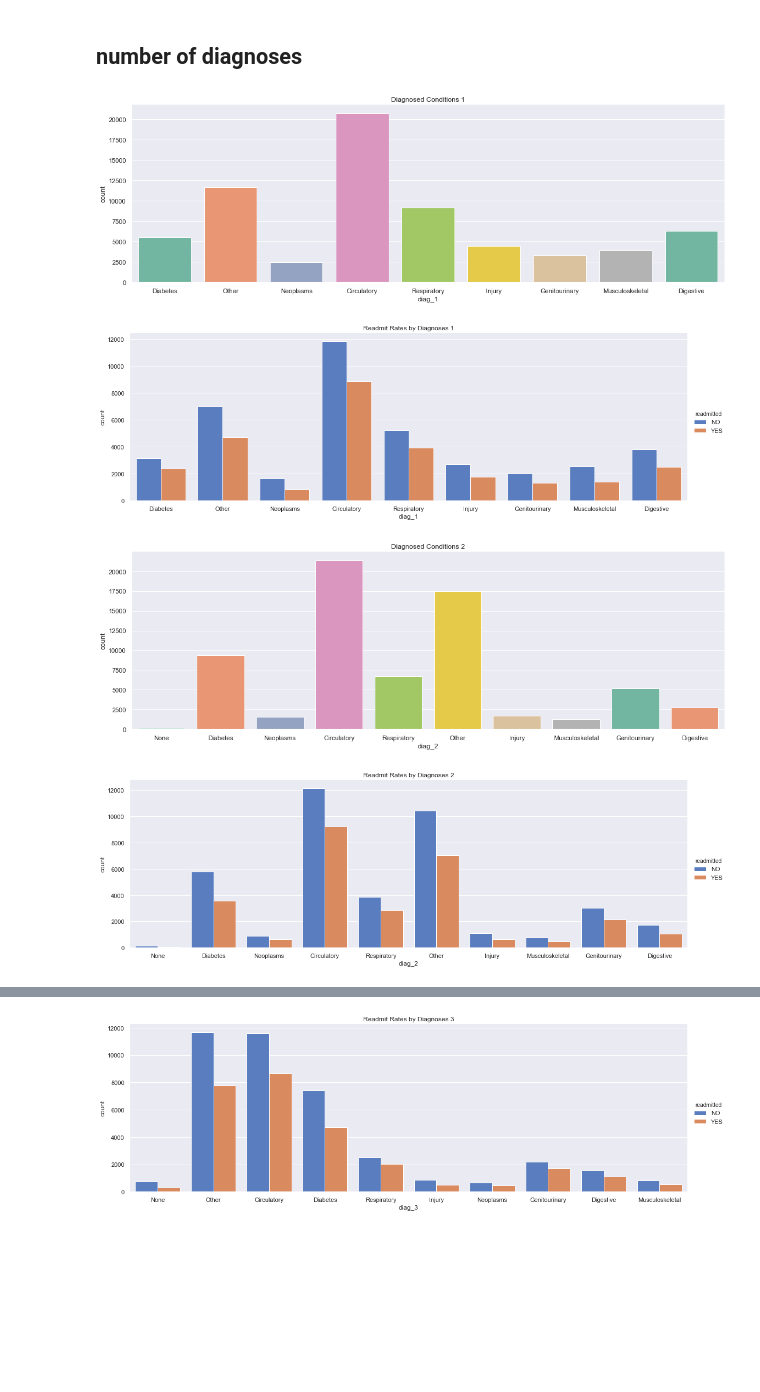
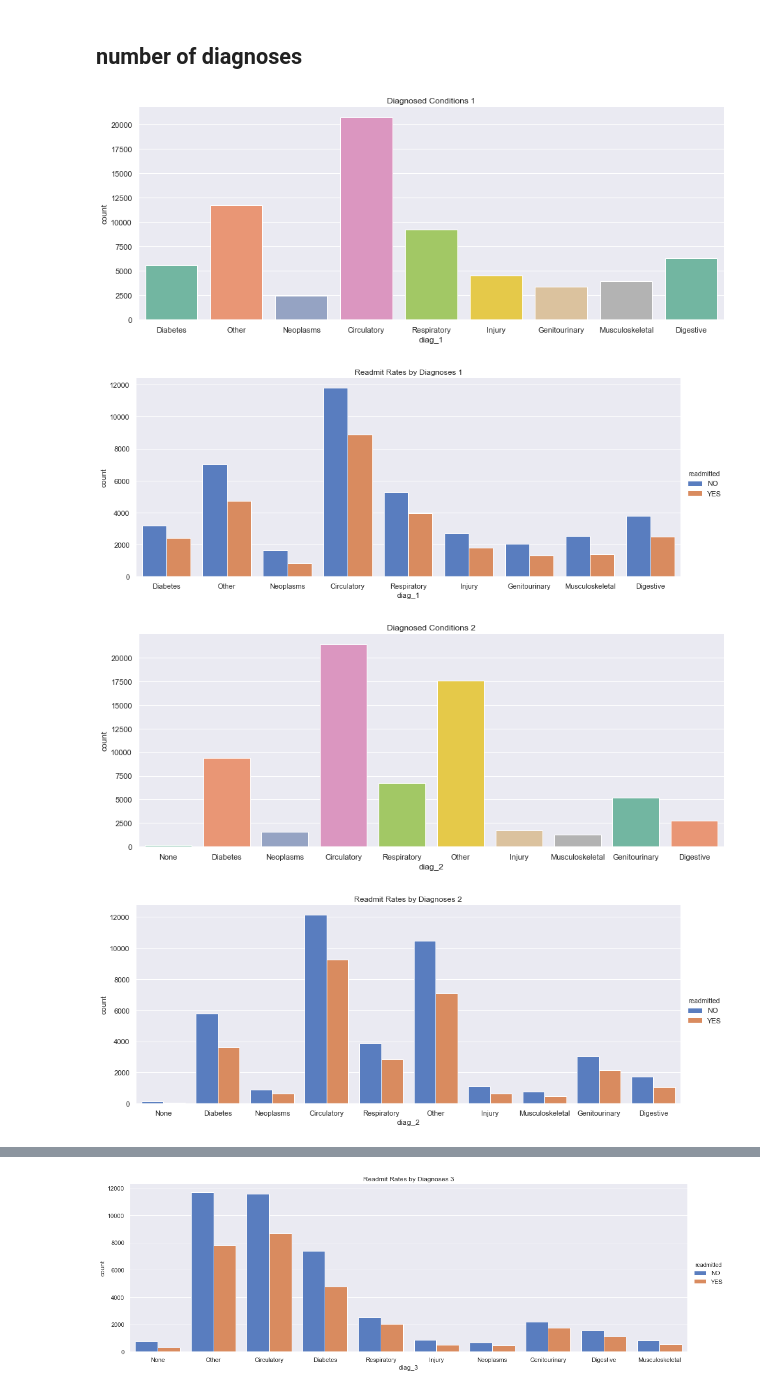
Before and after one commit to annasophiat/diabetic-readmissions, a Jupyter notebook: diabetes_storytelling.ipynb, the cells around one changed output, grey strips where cells are left out. Saved outputs shown, nothing was run; the diff lists cells and outputs as text; code cells hidden in the pictures; blank space fills up the shorter version.

```diff
--- a/diabetes_storytelling.ipynb
+++ b/diabetes_storytelling.ipynb
@@ -439,3 +411,3 @@ The number of outpatient visits for most patients is 0 so we are removing any pa
 # %%
-# remove rows with more than 11 outpatient visits
-diabetes = diabetes[diabetes.num_outpatient < 11]
+# remove rows with more than 20 outpatient visits
+diabetes = diabetes[diabetes.num_outpatient < 21]
@@ -459,6 +439,6 @@ The emergency visit numbers are heavily skewed, showing that the majority of pat
 # %%
-# remove rows with more than 8 emergency room vists
-diabetes = diabetes[diabetes.num_emergency < 9]
+# remove rows with more than 10 emergency room vists
+diabetes = diabetes[diabetes.num_emergency < 11]
 # %% [markdown]
 ## number of inpatient visits
 # %%
@@ -479,2 +458,0 @@ Inpatient visits are not common for most patients prior to this visit, so we are
-# %%
-diabetes = diabetes[diabetes.num_inpatient < 6]
@@ -504,29 +459,32 @@ chart_display(diabetes.age, diabetes.time_in_hospital)
+# %%
+# remove rows with more than 8 inpatient visits
+diabetes = diabetes[diabetes.num_inpatient < 9]
 # %% [markdown]
 # patient diagnoses
 # %% [markdown]
 ## number of diagnoses
 # %%
-sns.catplot(x='diag_1', kind='count', palette='Set2', data=diabetes, aspect=3)
+sns.catplot(x='diag_1', kind='count', palette='Set2', data=diabetes, aspect=2.5)
 plt.title('Diagnosed Conditions 1')
 plt.show()
 # %% [output]
-[figure, old version]
+[figure, new version]
 # %%
-sns.catplot(x='diag_1', hue='readmitted', kind='count', palette='muted', aspect=3, data=diabetes)
+sns.catplot(x='diag_1', hue='readmitted', kind='count', palette='muted', aspect=2.5, data=diabetes)
 plt.title('Readmit Rates by Diagnoses 1')
 plt.show()
 # %% [output]
-[figure, old version]
+[figure, new version]
 # %%
-sns.catplot(x='diag_2', kind='count', palette='Set2', data=diabetes, aspect=3)
+sns.catplot(x='diag_2', kind='count', palette='Set2', data=diabetes, aspect=2.5)
 plt.title('Diagnosed Conditions 2')
 plt.show()
 # %% [output]
-[figure, old version]
+[figure, new version]
 # %%
-sns.catplot(x='diag_2', hue='readmitted', kind='count', palette='muted', aspect=3, data=diabetes)
+sns.catplot(x='diag_2', hue='readmitted', kind='count', palette='muted', aspect=2.5, data=diabetes)
 plt.title('Readmit Rates by Diagnoses 2')
 plt.show()
 # %% [output]
-[figure, old version]
+[figure, new version]
 # %%
```
Also changed, not shown: parts of 65 cells of this notebook, 2 other files.
